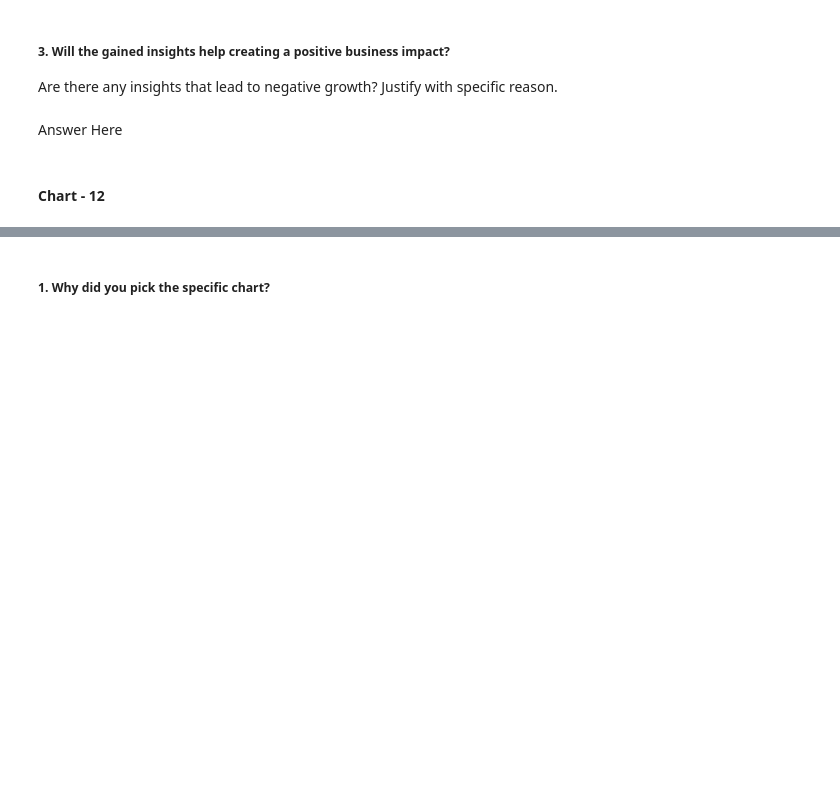
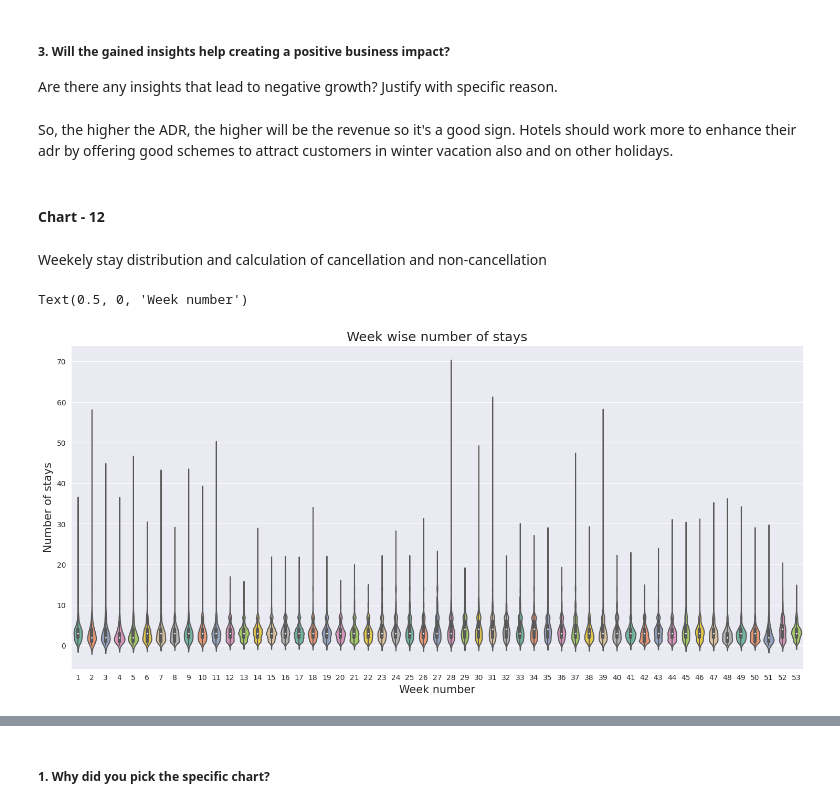
Before and after one commit to lovbundela240/EDA---Hotel-Booking-Analysis_ipynb, a Jupyter notebook: EDA_Hotel_Booking_Analysis.ipynb, the cells around one changed output, grey strips where cells are left out. Saved outputs shown, nothing was run; the diff lists cells and outputs as text; code cells hidden in the pictures; blank space fills up the shorter version.

```diff
--- a/EDA_Hotel_Booking_Analysis.ipynb
+++ b/EDA_Hotel_Booking_Analysis.ipynb
@@ -989,7 +993,7 @@ Answer Here
 # %% [markdown]
 ##### 3. Will the gained insights help creating a positive business impact?
 Are there any insights that lead to negative growth? Justify with specific reason.
-# %% [markdown]
-Answer Here
+# %% [markdown]
+So, the higher the ADR, the higher will be the revenue so it's a good sign. Hotels should work more to enhance their adr by offering good schemes to attract customers in winter vacation also and on other holidays.
 # %% [markdown]
 #### Chart - 12
@@ -997,0 +1000,15 @@ Answer Here
+# %% [markdown]
+Weekely stay distribution and calculation of cancellation and non-cancellation
+# %%
+# Chart - 12 visualization code
+# As we have already created a column "total_night_stay" above i.e.,
+# Adding total staying days in hotels
+hotel_booking_analysis_df['total_night_stay']= hotel_booking_analysis_df['stays_in_weekend_nights'] + hotel_booking_analysis_df['stays_in_week_nights']
+plt.figure(figsize=(18,8))
+sns.violinplot(x='arrival_date_week_number', y='total_night_stay',palette= 'Set2', data= hotel_booking_analysis_df)
+plt.title('Week wise number of stays', fontsize=18)
+plt.ylabel('Number of stays', fontsize= 15)
+plt.xlabel('Week number', fontsize =15)
+# %% [output]
+Text(0.5, 0, 'Week number')
+[figure, added]
```
Also changed, not shown: parts of 11 cells of this notebook.
